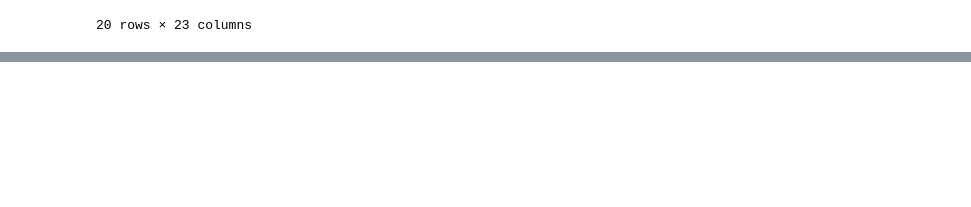
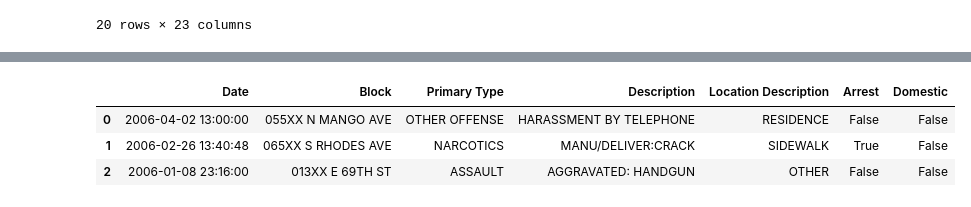
Before and after one commit to sagecodes/chicago-crime-prediction-fbprophet, a Jupyter notebook: chicago-crime-prediction-fbprophet.ipynb, the cells around one changed output, grey strips where cells are left out. Cells and saved outputs as stored; diff of their text form; code cells hidden in the pictures; blank space fills up the shorter version.

```diff
--- a/chicago-crime-prediction-fbprophet.ipynb
+++ b/chicago-crime-prediction-fbprophet.ipynb
@@ -107,0 +128,7 @@ chicago_df.Date = pd.to_datetime(chicago_df.Date, format = '%m/%d/%Y %I:%M:%S %p
+# %%
+chicago_df.head(3)
+# %% [output]
+|  | Date | Block | Primary Type | Description | Location Description | Arrest | Domestic |
+| 0 | 2006-04-02 13:00:00 | 055XX N MANGO AVE | OTHER OFFENSE | HARASSMENT BY TELEPHONE | RESIDENCE | False | False |
+| 1 | 2006-02-26 13:40:48 | 065XX S RHODES AVE | NARCOTICS | MANU/DELIVER:CRACK | SIDEWALK | True | False |
+| 2 | 2006-01-08 23:16:00 | 013XX E 69TH ST | ASSAULT | AGGRAVATED: HANDGUN | OTHER | False | False |
```
Also changed, not shown: parts of 6 cells of this notebook.
